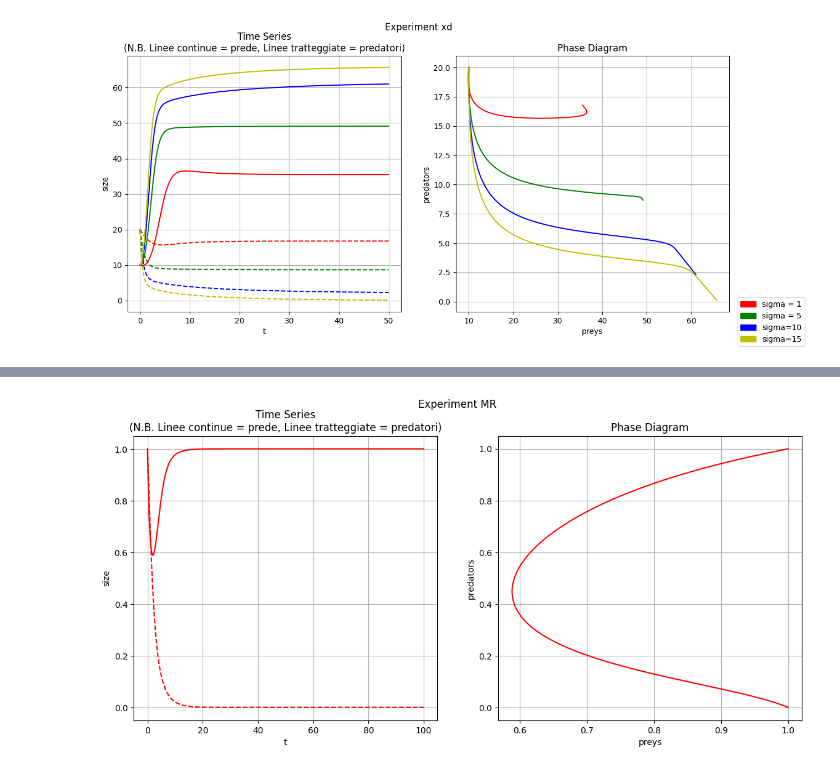
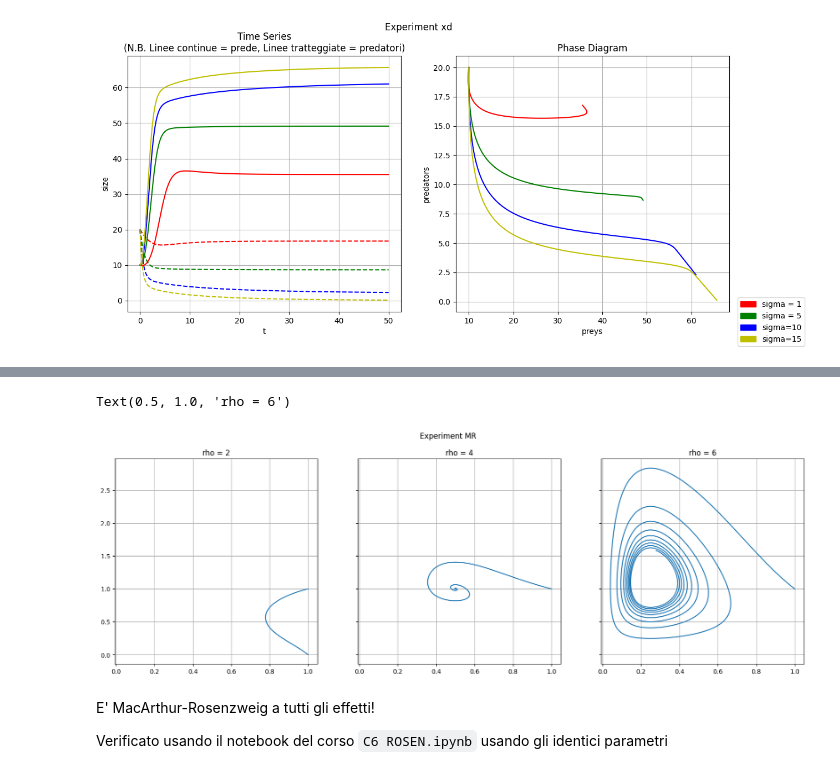
Before and after one commit to OdinMeng/AIDA-UNIVERSITY-NOTES-2025-2026, a Jupyter notebook: Complex Systems/project/Project_CS_SM3201466.ipynb, the cells around one changed output, grey strips where cells are left out. Cells and saved outputs as stored; diff of their text form; code cells hidden in the pictures.

```diff
--- a/Complex Systems/project/Project_CS_SM3201466.ipynb
+++ b/Complex Systems/project/Project_CS_SM3201466.ipynb
@@ -1492,7 +1525,31 @@ simulate(1,1, 100, **params_MACARTHUR_ROSENZWEIG, name="MR_0", solver="LSODA")
-# %%
-fig, axes = create_graphs('MR', 1, return_mode=False)
-
-
-plt.show()
-# %% [output]
-[figure, removed]
+# %%
+data = []
+
+# carico dati salvati in file
+for i in range(3):
+    data.append(np.loadtxt(f"./data/MR_{i}.csv", delimiter=','))
+
+# canvas
+fig, axes = plt.subplots(1, 3, figsize = (20, 6), sharex=True, sharey=True)
+
+fig.suptitle(f"Experiment MR")
+
+for i in range(3):
+    axes[i].grid(True)
+    axes[i].plot(data[i][:, 1], data[i][:, 2])
+
+ax1 = axes[0]
+ax1.set_title("rho = 2")
+
+ax2 = axes[1]
+ax2.set_title("rho = 4")
+
+ax3 = axes[2]
+ax3.set_title("rho = 6")
+# %% [output]
+Text(0.5, 1.0, 'rho = 6')
+[figure, added]
+# %% [markdown]
+E' MacArthur-Rosenzweig a tutti gli effetti!
+
+Verificato usando il notebook del corso `C6 ROSEN.ipynb` usando gli identici parametri
```
Also changed, not shown: parts of 2 cells of this notebook, 6 other files.
